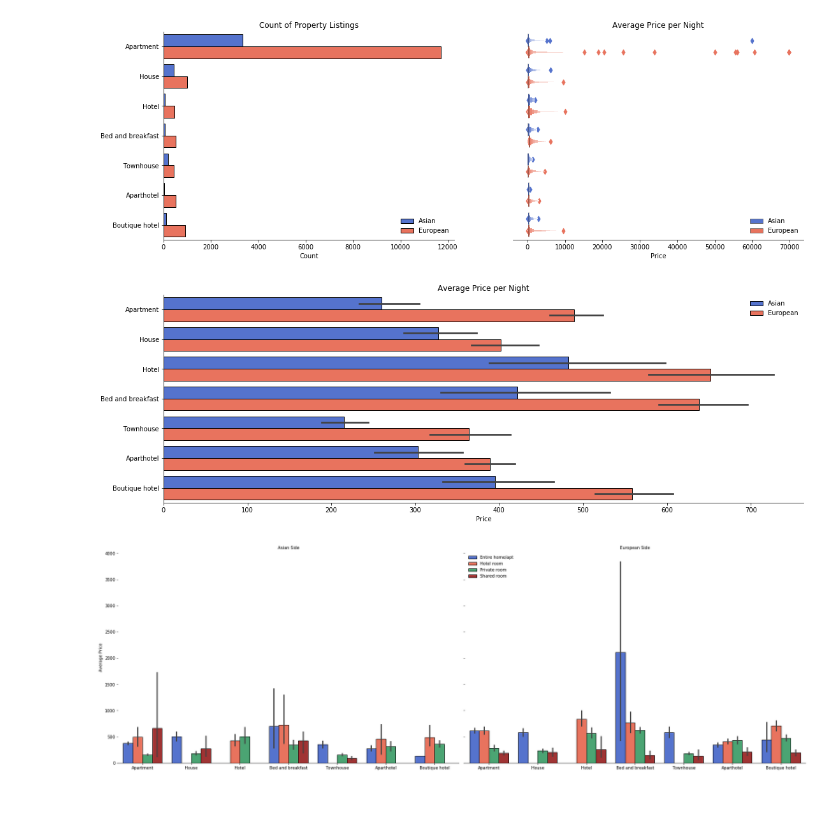
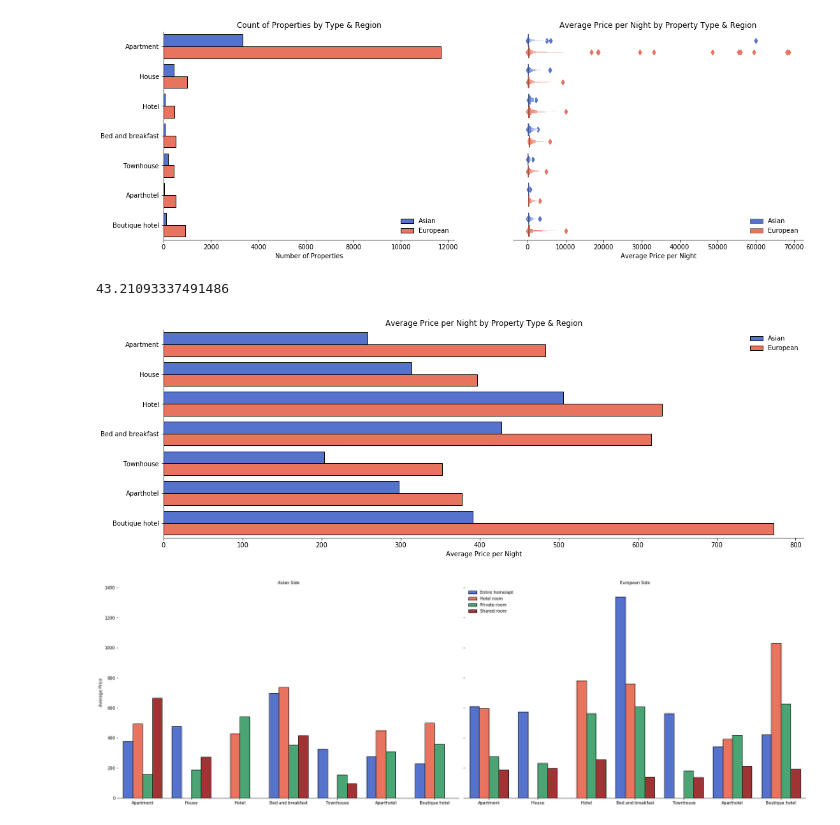
Before and after one commit to dagrewal/istanbul-airbnb-analysis, a Jupyter notebook: Code/Analysis_Prices.ipynb, the cells around one changed output. Cells and saved outputs as stored; diff of their text form; code cells hidden in the pictures.

Commit message:
added Data file

```diff
--- a/Code/Analysis_Prices.ipynb
+++ b/Code/Analysis_Prices.ipynb
@@ -66,22 +66,22 @@ df['avg_price'] = df.loc[:,'Jan':].mean(axis=1)
 # plot property listings and prices
 f, ax = plt.subplots(figsize=(18,6), ncols=2)
 ax0 = sns.countplot(y=df.property_type, hue=df.Side, edgecolor='k', palette=['royalblue', 'tomato'], ax=ax[0]);
-ax0.set_title("Count of Property Listings")
-ax0.set_xlabel("Count")
+ax0.set_title("Count of Properties by Type & Region")
+ax0.set_xlabel("Number of Properties")
 ax0.set_ylabel("")
 ax0.legend(frameon=False)
 
 ax1 = sns.boxenplot(x=df.avg_price, y=df.property_type, hue=df.Side, ax=ax[1], palette=['royalblue', 'tomato'], scale='area')
 ax1.legend(frameon=False, loc='lower right')
-ax1.set_title('Average Price per Night')
-ax1.set_xlabel("Price")
+ax1.set_title('Average Price per Night by Property Type & Region')
+ax1.set_xlabel("Average Price per Night")
 ax1.set_yticks([])
 ax1.set_ylabel("")
 sns.despine(ax=ax[0]);
 sns.despine(ax=ax[1], left=True);
 plt.savefig("../Static/q1_countplot_1.png")
 # %% [output]
-[figure, old version]
+[figure, new version]
 # %%
 # Create features showing difference between max and min prices for listings and s.d.
 df['max_min_diff_price'] = df.loc[:, 'Jan':'Dec'].max(axis=1) - df.loc[:, 'Jan':'Dec'].min(axis=1)
@@ -92,25 +93,28 @@ outlier_df = df.loc[df.std_price > 48].copy()
-# %%
-# where std price > 10000 change to more realistic price where idx 8775 == 757 and 13066 == 30315
-df.loc[8775, 'Jan':'Dec'] = 757.
-df.loc[13066, 'Jan':'Dec'] = 30315.
+# %%
+avg_sd_ppn
+# %% [output]
+43.21093337491486
+# %%
+val_1 = df.loc[df.id == 30361326, 'Jun':'Dec'].mean(axis=1).values
+df.loc[df.id == 30361326, 'Jan':'May'] = df.loc[df.id == 30361326, 'Jan':'May'].apply(lambda x: val_1, axis=0)
 # %%
 # plot the average price for property types
 plt.figure(figsize=(18,6))
-sns.barplot(df.avg_price, y=df.property_type, hue=df.Side, edgecolor='k', palette=['royalblue', 'tomato']);
+sns.barplot(df.avg_price, y=df.property_type, hue=df.Side, ci=None, edgecolor='k', palette=['royalblue', 'tomato']);
 plt.legend(frameon=False);
-plt.title("Average Price per Night");
-plt.xlabel("Price");
+plt.title("Average Price per Night by Property Type & Region");
+plt.xlabel("Average Price per Night");
 plt.ylabel("");
 sns.despine();
 plt.savefig("../Static/q1_barplot_1.png");
 # %% [output]
-[figure, old version]
+[figure, new version]
 # %%
 # plot the average price for property and room types
-g = sns.catplot(y='avg_price', x='property_type', col='Side', hue='room_type', data=df, kind='bar', col_wrap=2, aspect=1.5, height=8, edgecolor='k', legend=False,
+g = sns.catplot(y='avg_price', x='property_type', col='Side', hue='room_type', ci=None, data=df, kind='bar', col_wrap=2, aspect=1.5, height=8, edgecolor='k', legend=False,
                palette=['royalblue', 'tomato', 'mediumseagreen', 'firebrick']);
 (g.set_axis_labels("", "Average Price").set_titles("{col_name} {col_var}").despine(left=True));
 plt.legend(frameon=False, loc='upper left')
 plt.savefig("../Static/q1_catplot_1.png")
 # %% [output]
-[figure, old version]
+[figure, new version]
```
Also changed, not shown: parts of 14 cells of this notebook, 15 other files.
